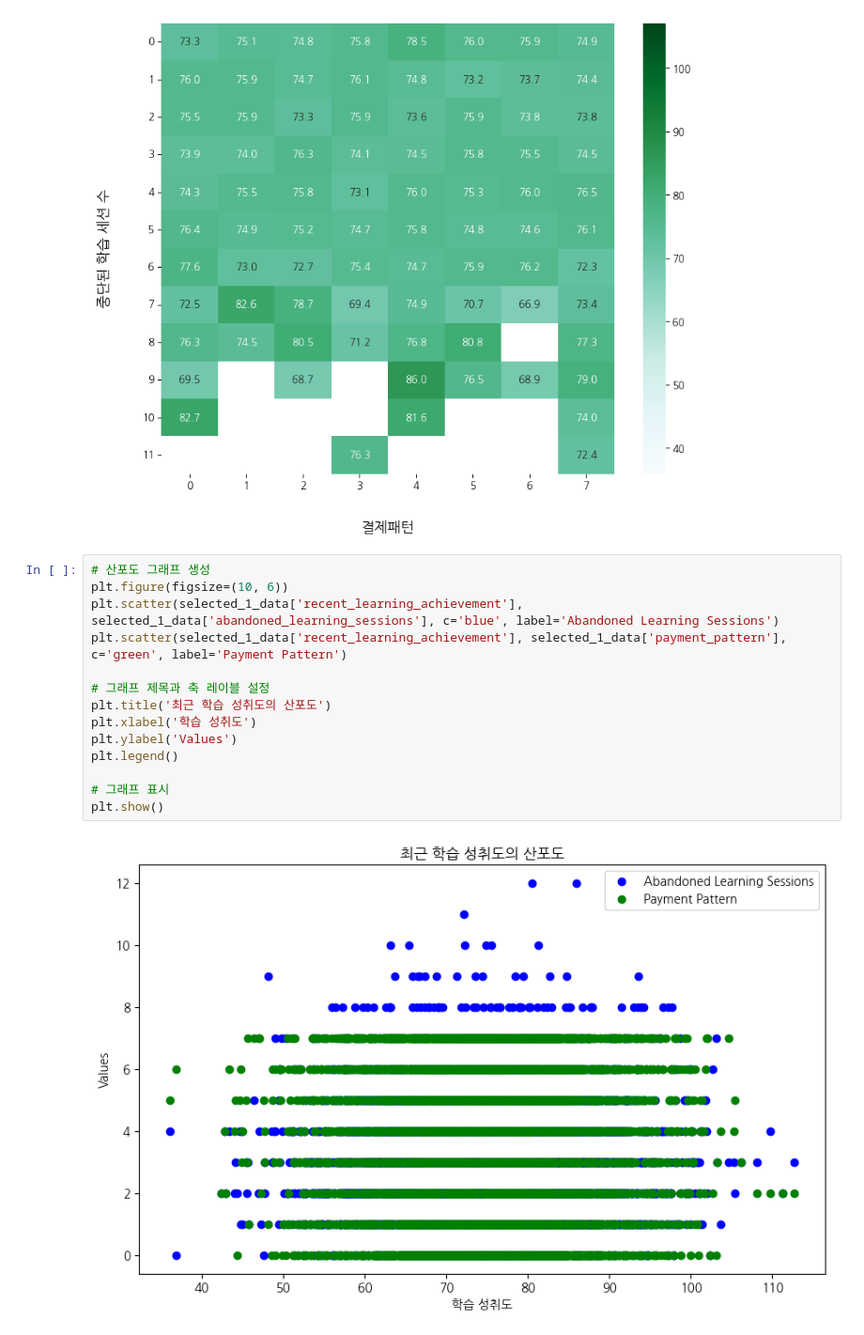
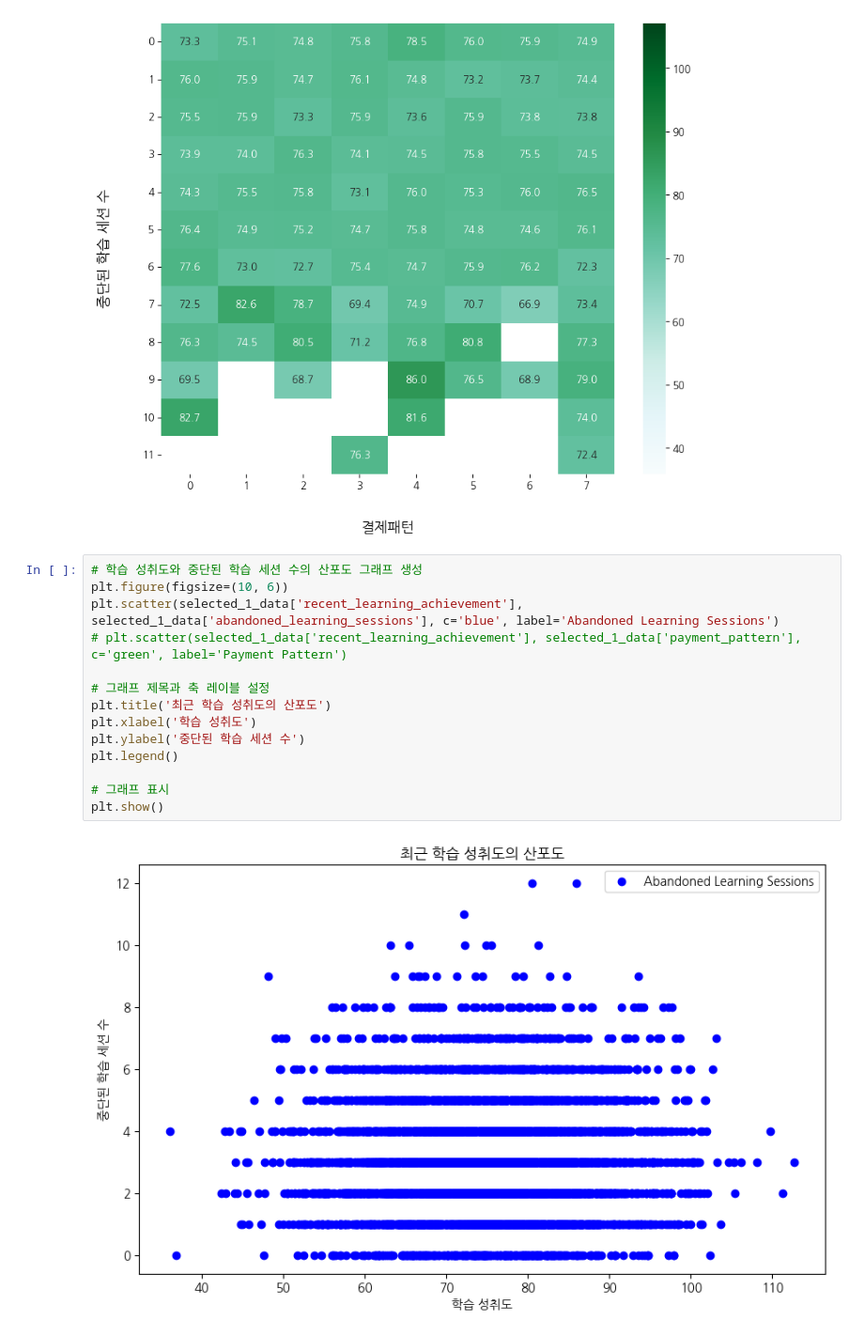
Before and after one commit to YeonsuJI/WASSUP4, a Jupyter notebook: 05_Data_Analysis/DA_Mini_Project.ipynb, the cells around one changed output. Shown: that part at 94% size. Cells and saved outputs as stored; diff of their text form.

```diff
--- a/05_Data_Analysis/DA_Mini_Project.ipynb
+++ b/05_Data_Analysis/DA_Mini_Project.ipynb
@@ -265,18 +267,18 @@ plt.show()
 # %% [output]
 [figure]
 # %%
-# 산포도 그래프 생성
+# 학습 성취도와 중단된 학습 세션 수의 산포도 그래프 생성
 plt.figure(figsize=(10, 6))
 plt.scatter(selected_1_data['recent_learning_achievement'], selected_1_data['abandoned_learning_sessions'], c='blue', label='Abandoned Learning Sessions')
-plt.scatter(selected_1_data['recent_learning_achievement'], selected_1_data['payment_pattern'], c='green', label='Payment Pattern')
+# plt.scatter(selected_1_data['recent_learning_achievement'], selected_1_data['payment_pattern'], c='green', label='Payment Pattern')
 
 # 그래프 제목과 축 레이블 설정
 plt.title('최근 학습 성취도의 산포도')
 plt.xlabel('학습 성취도')
-plt.ylabel('Values')
+plt.ylabel('중단된 학습 세션 수')
 plt.legend()
 
 # 그래프 표시
 plt.show()
 # %% [output]
-[figure, old version]
+[figure, new version]
```
Also changed, not shown: parts of 7 cells of this notebook.
